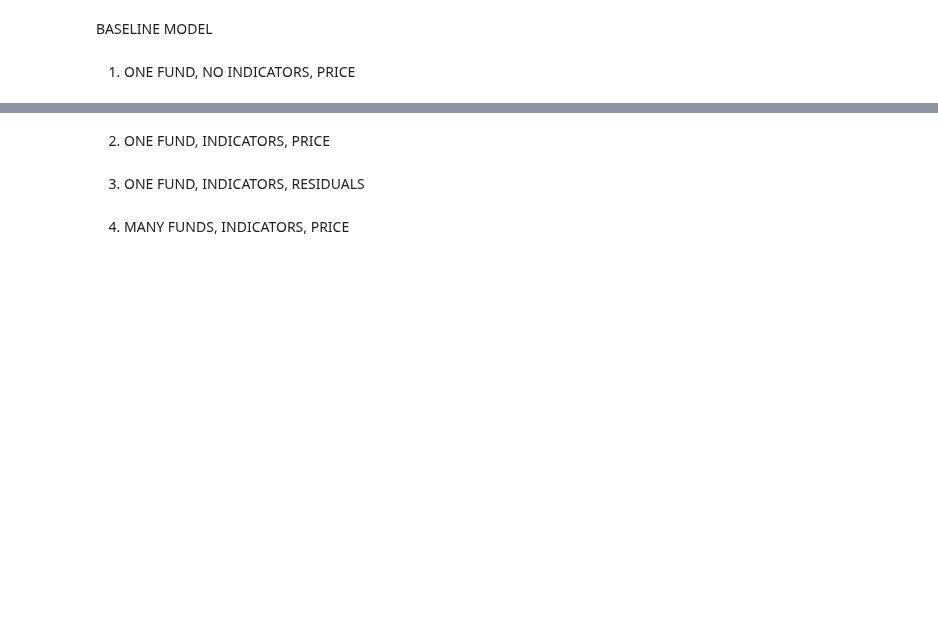
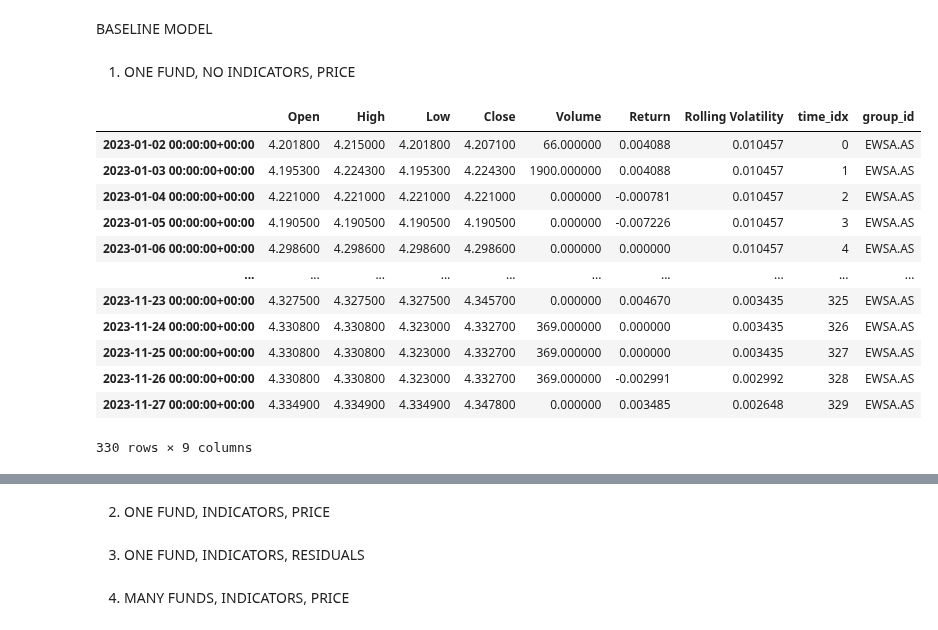
Before and after one commit to akrokosz/HF_Thesis, a Jupyter notebook: main.ipynb, the cells around one changed output, grey strips where cells are left out. Cells and saved outputs as stored; diff of their text form; code cells hidden in the pictures; blank space fills up the shorter version.

```diff
--- a/main.ipynb
+++ b/main.ipynb
@@ -373,5 +394,19 @@ plt.show()
 #IE00B52MJY50
 #IE = portfolio_factory(etfs=[funds_w_names['EWSA.AS']])
 # %%
-funds_w_names['EWSA.AS'][:"2023-10-29"]
+train_funds["EWSA.AS"]
+# %% [output]
+|  | Open | High | Low | Close | Volume | Return | Rolling Volatility | time_idx | group_id |
+| 2023-01-02 00:00:00+00:00 | 4.201800 | 4.215000 | 4.201800 | 4.207100 | 66.000000 | 0.004088 | 0.010457 | 0 | EWSA.AS |
+| 2023-01-03 00:00:00+00:00 | 4.195300 | 4.224300 | 4.195300 | 4.224300 | 1900.000000 | 0.004088 | 0.010457 | 1 | EWSA.AS |
+| 2023-01-04 00:00:00+00:00 | 4.221000 | 4.221000 | 4.221000 | 4.221000 | 0.000000 | -0.000781 | 0.010457 | 2 | EWSA.AS |
+| 2023-01-05 00:00:00+00:00 | 4.190500 | 4.190500 | 4.190500 | 4.190500 | 0.000000 | -0.007226 | 0.010457 | 3 | EWSA.AS |
+| 2023-01-06 00:00:00+00:00 | 4.298600 | 4.298600 | 4.298600 | 4.298600 | 0.000000 | 0.000000 | 0.010457 | 4 | EWSA.AS |
+| ... | ... | ... | ... | ... | ... | ... | ... | ... | ... |
+| 2023-11-23 00:00:00+00:00 | 4.327500 | 4.327500 | 4.327500 | 4.345700 | 0.000000 | 0.004670 | 0.003435 | 325 | EWSA.AS |
+| 2023-11-24 00:00:00+00:00 | 4.330800 | 4.330800 | 4.323000 | 4.332700 | 369.000000 | 0.000000 | 0.003435 | 326 | EWSA.AS |
+| 2023-11-25 00:00:00+00:00 | 4.330800 | 4.330800 | 4.323000 | 4.332700 | 369.000000 | 0.000000 | 0.003435 | 327 | EWSA.AS |
+| 2023-11-26 00:00:00+00:00 | 4.330800 | 4.330800 | 4.323000 | 4.332700 | 369.000000 | -0.002991 | 0.002992 | 328 | EWSA.AS |
+| 2023-11-27 00:00:00+00:00 | 4.334900 | 4.334900 | 4.334900 | 4.347800 | 0.000000 | 0.003485 | 0.002648 | 329 | EWSA.AS |
+330 rows × 9 columns
 # %%
```
Also changed, not shown: parts of 13 cells of this notebook.
